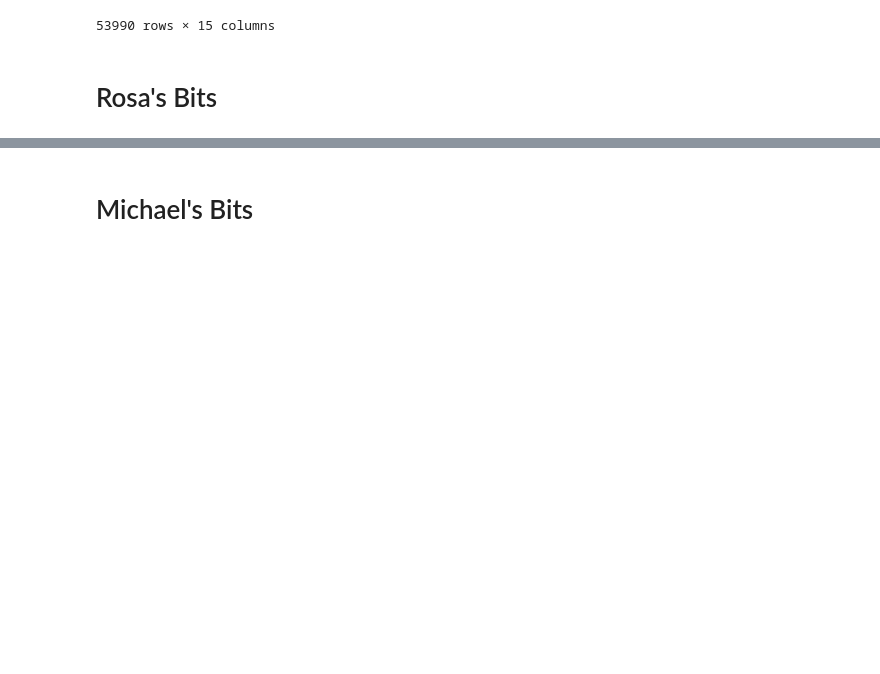
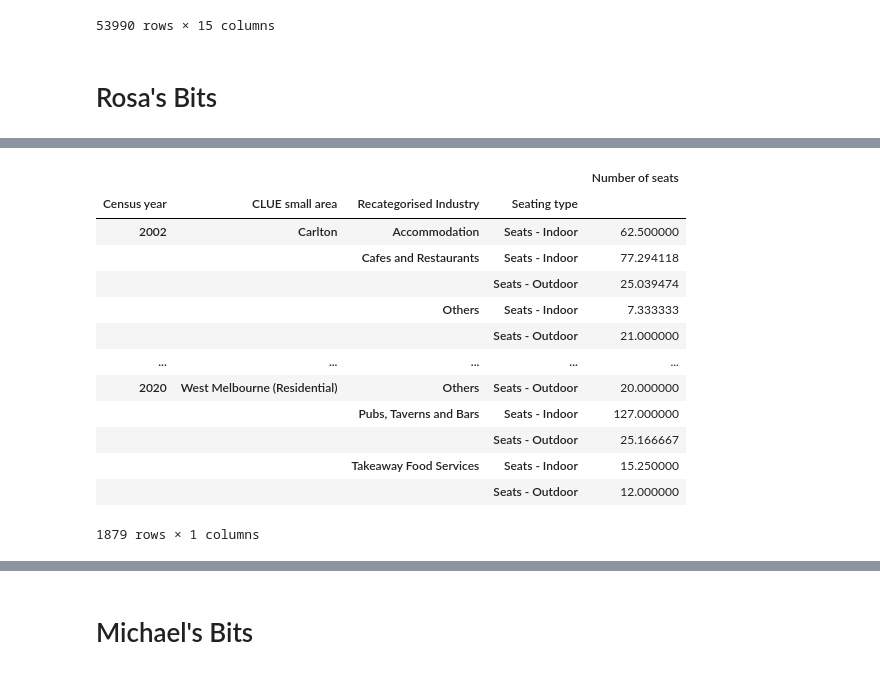
Before and after one commit to JarrodCasey/databootcamp-project1, a Jupyter notebook: MelbourneCafeAnalysis.ipynb, the cells around one changed output, grey strips where cells are left out. Cells and saved outputs as stored; diff of their text form; code cells hidden in the pictures; blank space fills up the shorter version.

```diff
--- a/MelbourneCafeAnalysis.ipynb
+++ b/MelbourneCafeAnalysis.ipynb
@@ -176,0 +253,19 @@ cleanraw_df
+# %%
+cafes_restaurents_groups = cleanraw_df.groupby(['Census year','CLUE small area','Recategorised Industry','Seating type'])
+total_seats = cafes_restaurents_groups[["Number of seats"]].mean()
+total_seats
+# %% [output]
+|  |  |  |  | Number of seats |
+| Census year | CLUE small area | Recategorised Industry | Seating type |  |
+| 2002 | Carlton | Accommodation | Seats - Indoor | 62.500000 |
+|  |  | Cafes and Restaurants | Seats - Indoor | 77.294118 |
+|  |  |  | Seats - Outdoor | 25.039474 |
+|  |  | Others | Seats - Indoor | 7.333333 |
+|  |  |  | Seats - Outdoor | 21.000000 |
+| ... | ... | ... | ... | ... |
+| 2020 | West Melbourne (Residential) | Others | Seats - Outdoor | 20.000000 |
+|  |  | Pubs, Taverns and Bars | Seats - Indoor | 127.000000 |
+|  |  |  | Seats - Outdoor | 25.166667 |
+|  |  | Takeaway Food Services | Seats - Indoor | 15.250000 |
+|  |  |  | Seats - Outdoor | 12.000000 |
+1879 rows × 1 columns
```
Also changed, not shown: parts of 14 cells of this notebook.
